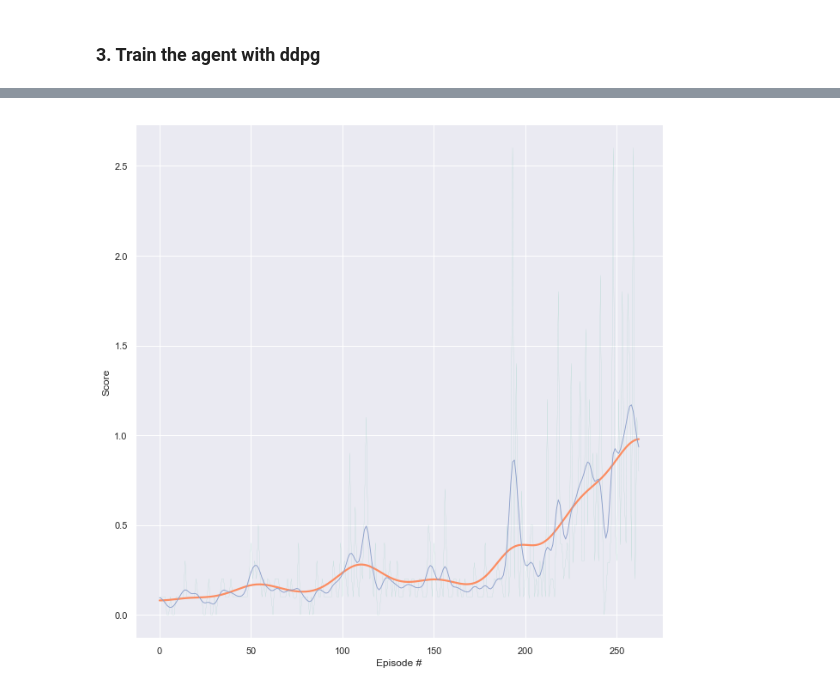
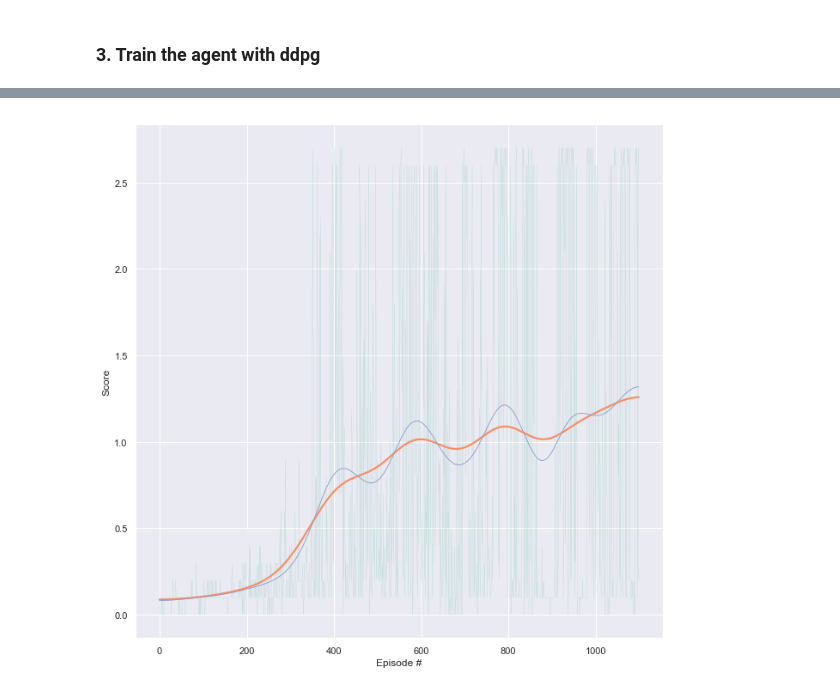
Before and after one commit to doctorcorral/DRLND-p3-collabcomp, a Jupyter notebook: Tennis.ipynb, the cells around one changed output, grey strips where cells are left out. Drawn from its saved outputs; the diff is of its cells as text; code cells hidden in the pictures.

```diff
--- a/Tennis.ipynb
+++ b/Tennis.ipynb
@@ -177,13 +177,14 @@ def ddpg(n_episodes=10, max_t=1000, vars=None):
             "scores_episode" : scores_episode ,
             "agents": agents ,
             "noise": noise ,
-            "noise_reduction": noise_reduction }
+            "noise_reduction": noise_reduction,
+            "finishow": finishow}
 
 # Tennis environment needs 2 agents
 assert num_agents == 2
 np.set_printoptions(formatter={'float': '{: 0.2f}'.format})
 
-data = ddpg(n_episodes=2000, max_t=1000, vars=None)
+data = ddpg(n_episodes=100, max_t=1000, vars=None)
 scores = data["scores_episode"]
 
 fig = plt.figure()
@@ -209,4 +201,4 @@ Episode 891     Timestep 55     Noise 0.00      Rewards [ 0.00  0.00]   Scores:
 # %%
-data = ddpg(n_episodes=2000, max_t=1000, vars=data)
+data = ddpg(n_episodes=1000, max_t=1000, vars=data)
 scores = data["scores_episode"]
 # %% [output]
@@ -217,22 +219,22 @@ Environment solved in -99 episodes!     Average Score: 0.51
 # %%
 import seaborn as sns
 sns.set(style="darkgrid")
 sns.set_palette("Set2")
 s = scores[:-4]
 from scipy.ndimage.filters import gaussian_filter1d
-ysmoothed2 = gaussian_filter1d(scores, sigma=2)
-ysmoothed3 = gaussian_filter1d(scores, sigma=10)
+ysmoothed2 = gaussian_filter1d(scores, sigma=42)
+ysmoothed3 = gaussian_filter1d(scores, sigma=64)
 
 fig = plt.figure(figsize=(11,11))
 ax = fig.add_subplot(111)
 plt.plot(np.arange(len(scores)), scores, linewidth=0.1)
 plt.plot(np.arange(len(scores)), ysmoothed3, linewidth=2.2)
 plt.plot(np.arange(len(scores)), ysmoothed2, linewidth=0.9)
 
 plt.ylabel('Score')
 plt.xlabel('Episode #')
 plt.show()
 # %% [output]
-[figure, old version]
+[figure, new version]
 # %%
 env.close()
```
Also changed, not shown: parts of 2 cells of this notebook.
